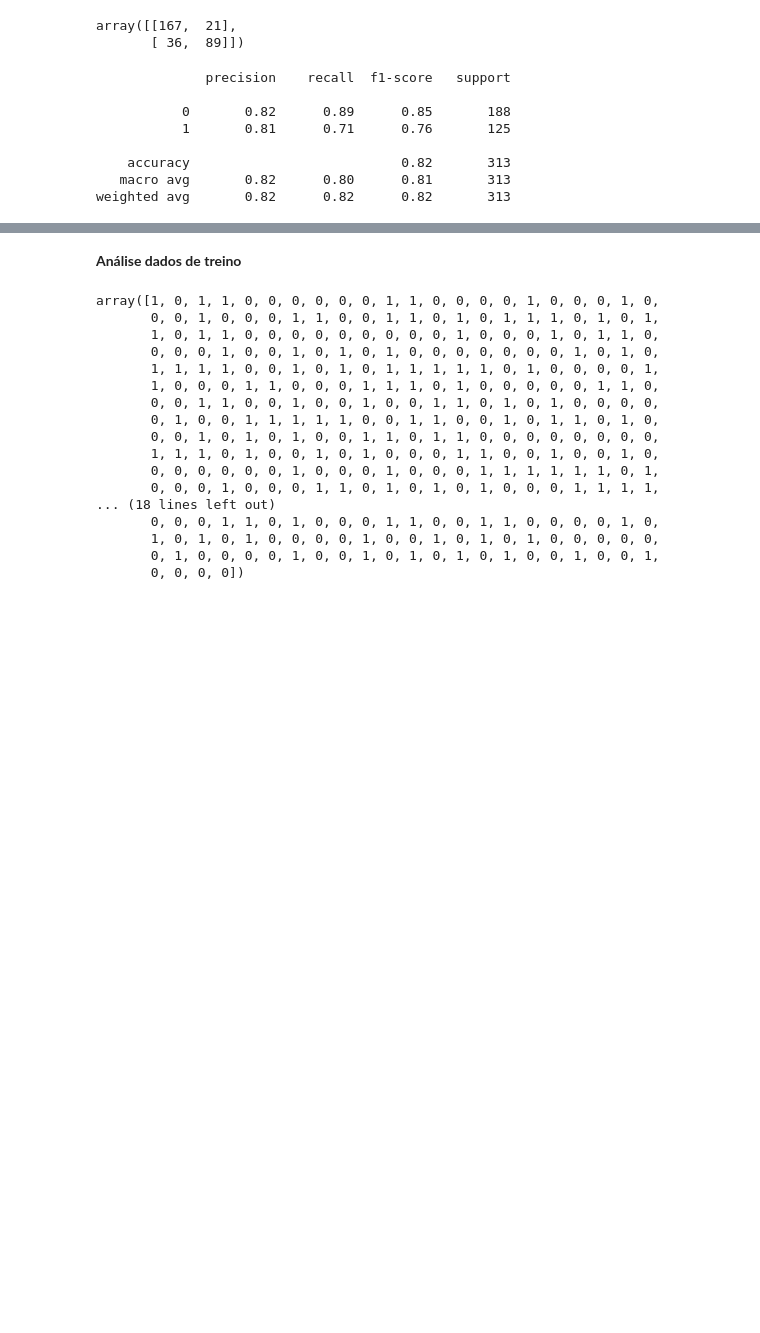
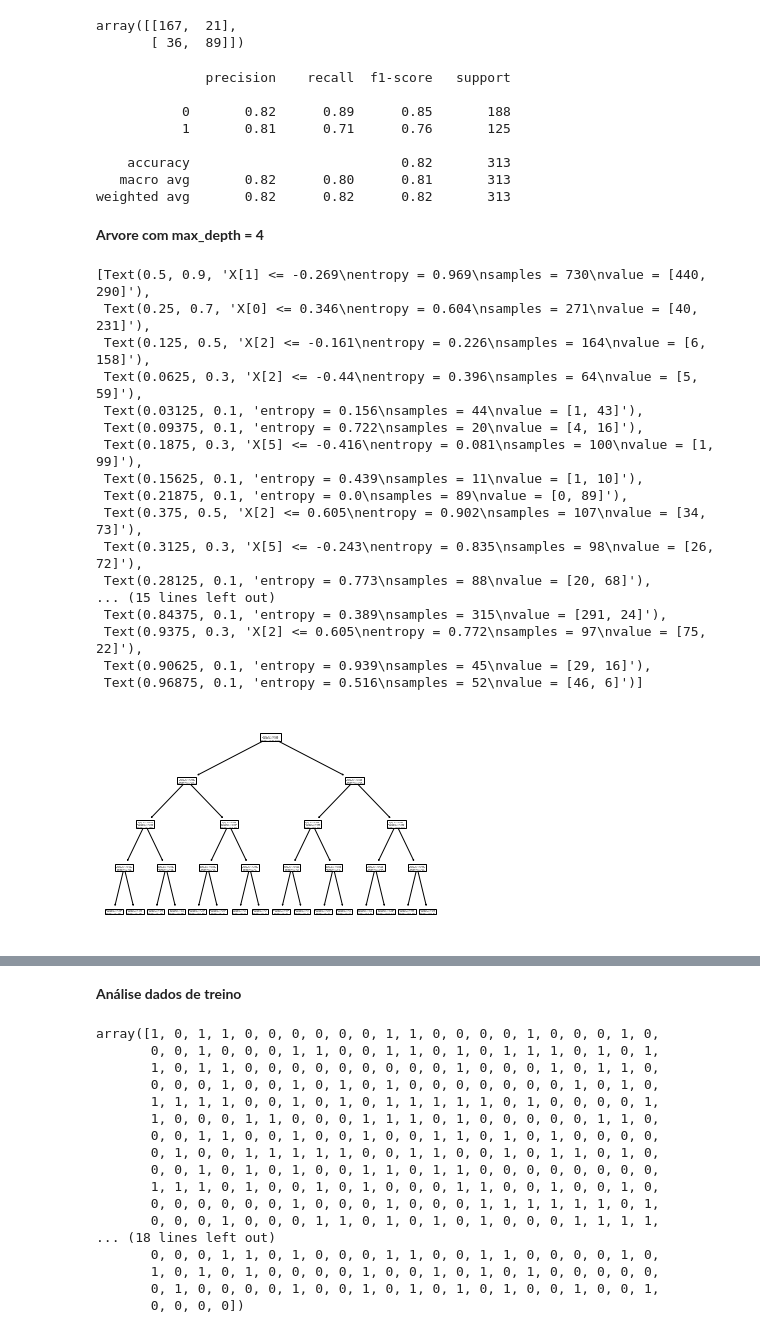
Before and after one commit to gabrieldilay/TitanicAnaliseSupervisionada, a Jupyter notebook: TitanicSupervisionado.ipynb, the cells around one changed output, grey strips where cells are left out. Drawn from its saved outputs; the diff is of its cells as text; code cells hidden in the pictures; blank space fills up the shorter version.

```diff
--- a/TitanicSupervisionado.ipynb
+++ b/TitanicSupervisionado.ipynb
@@ -18,11 +18,11 @@ drive.mount('/content/drive')
 # %% [output]
 Drive already mounted at /content/drive; to attempt to forcibly remount, call drive.mount("/content/drive", force_remount=True).
 # %%
-titanic_train_df = pd.read_csv('/content/drive/MyDrive/Data Science/train.csv',
+titanic_train_df = pd.read_csv('/content/drive/MyDrive/Trab Supervisionado/train.csv',
                       sep=',', encoding='iso-8859-1')
-titanic_test_df = pd.read_csv('/content/drive/MyDrive/Data Science/test.csv',
+titanic_test_df = pd.read_csv('/content/drive/MyDrive/Trab Supervisionado/test.csv',
                       sep=',', encoding='iso-8859-1')
-titanic_test_df_y = pd.read_csv('/content/drive/MyDrive/Data Science/gender_submission.csv',
+titanic_test_df_y = pd.read_csv('/content/drive/MyDrive/Trab Supervisionado/gender_submission.csv',
                       sep=',', encoding='iso-8859-1')
 titanic_train_df.head()
 # %% [output]
@@ -480,3 +463,30 @@ print(classification_report(y_teste, previsoes_arvore))
     accuracy                           0.82       313
    macro avg       0.82      0.80      0.81       313
 weighted avg       0.82      0.82      0.82       313
+# %% [markdown]
+**Arvore com max_depth = 4**
+# %%
+arvore = DecisionTreeClassifier(criterion='entropy', random_state = 0, max_depth=4)
+#arvore = DecisionTreeClassifier(criterion='entropy', random_state = 0)
+_arvore = arvore.fit(x_treino, y_treino)
+# %%
+tree.plot_tree(_arvore)
+# %% [output]
+[Text(0.5, 0.9, 'X[1] <= -0.269\nentropy = 0.969\nsamples = 730\nvalue = [440, 290]'),
+ Text(0.25, 0.7, 'X[0] <= 0.346\nentropy = 0.604\nsamples = 271\nvalue = [40, 231]'),
+ Text(0.125, 0.5, 'X[2] <= -0.161\nentropy = 0.226\nsamples = 164\nvalue = [6, 158]'),
+ Text(0.0625, 0.3, 'X[2] <= -0.44\nentropy = 0.396\nsamples = 64\nvalue = [5, 59]'),
+ Text(0.03125, 0.1, 'entropy = 0.156\nsamples = 44\nvalue = [1, 43]'),
+ Text(0.09375, 0.1, 'entropy = 0.722\nsamples = 20\nvalue = [4, 16]'),
+ Text(0.1875, 0.3, 'X[5] <= -0.416\nentropy = 0.081\nsamples = 100\nvalue = [1, 99]'),
+ Text(0.15625, 0.1, 'entropy = 0.439\nsamples = 11\nvalue = [1, 10]'),
+ Text(0.21875, 0.1, 'entropy = 0.0\nsamples = 89\nvalue = [0, 89]'),
+ Text(0.375, 0.5, 'X[2] <= 0.605\nentropy = 0.902\nsamples = 107\nvalue = [34, 73]'),
+ Text(0.3125, 0.3, 'X[5] <= -0.243\nentropy = 0.835\nsamples = 98\nvalue = [26, 72]'),
+ Text(0.28125, 0.1, 'entropy = 0.773\nsamples = 88\nvalue = [20, 68]'),
+... (15 lines left out)
+ Text(0.84375, 0.1, 'entropy = 0.389\nsamples = 315\nvalue = [291, 24]'),
+ Text(0.9375, 0.3, 'X[2] <= 0.605\nentropy = 0.772\nsamples = 97\nvalue = [75, 22]'),
+ Text(0.90625, 0.1, 'entropy = 0.939\nsamples = 45\nvalue = [29, 16]'),
+ Text(0.96875, 0.1, 'entropy = 0.516\nsamples = 52\nvalue = [46, 6]')]
+[figure, added]
```
Also changed, not shown: parts of 6 cells of this notebook.
